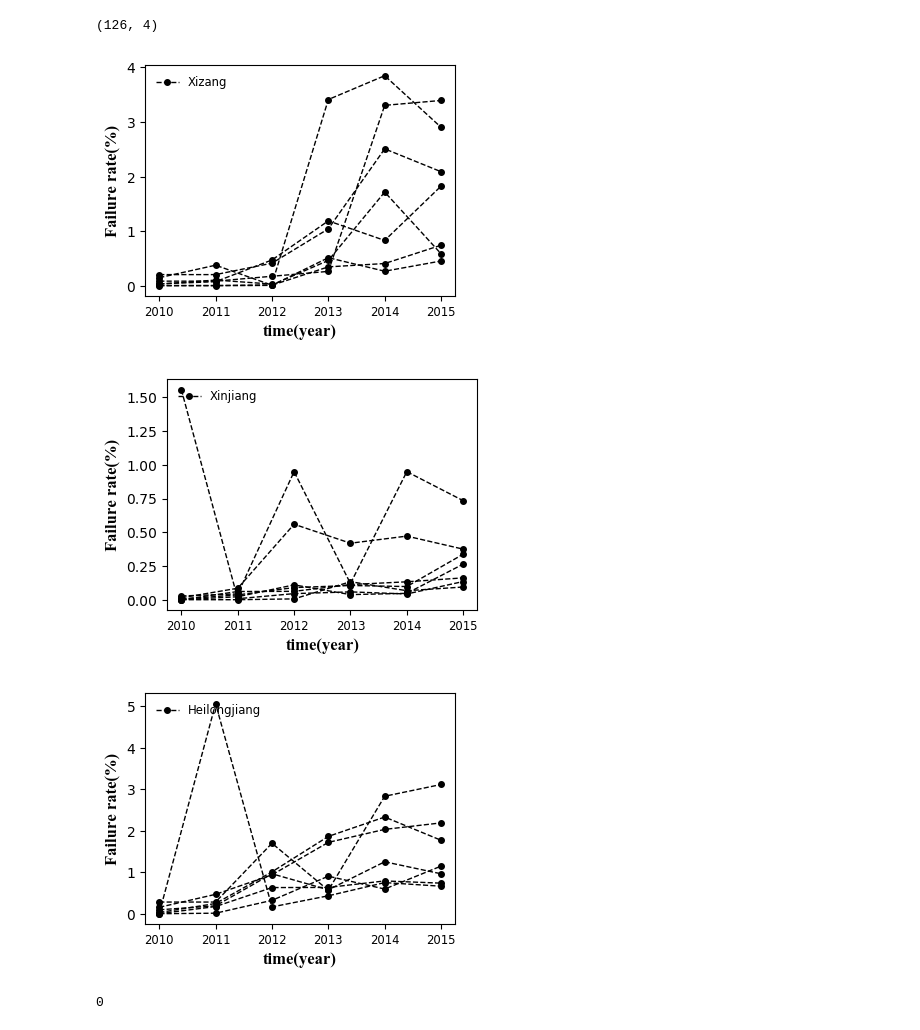
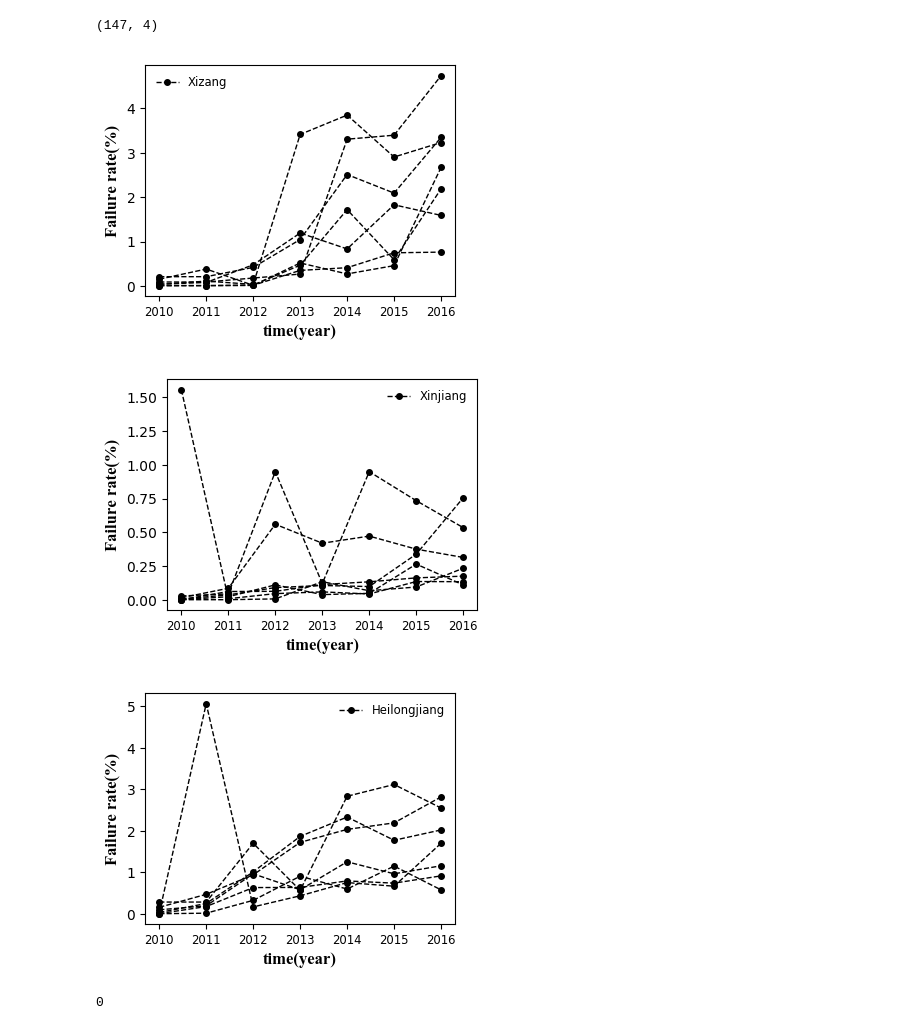
Before and after one commit to Qiuchumo/QW_reliable, a Jupyter notebook: SCI/New12/Paint_ZiMoXing.ipynb, the cells around one changed output. Cells and saved outputs as stored; diff of their text form; code cells hidden in the pictures.

```diff
--- a/SCI/New12/Paint_ZiMoXing.ipynb
+++ b/SCI/New12/Paint_ZiMoXing.ipynb
@@ -28,13 +28,13 @@ def Plot_XZ(elec_year, elec_faults, Savefig):
     for jx in range(7):
         ax.plot(elec_year[jx], elec_faults[jx], 'ko--', markersize=4, linewidth=1)
         # j = j+k1
-    ax.set_xticklabels(['2016', '2010', '2011', '2012', '2013', '2014', '2015'], fontsize='small')
+    ax.set_xticklabels(['2016', '2010', '2011', '2012', '2013', '2014', '2015', '2016'], fontsize='small')
     ax.set_xlabel("time(year)", fontdict=font1)
     plt.ylabel("Failure rate(%)", fontdict=font1)
     plt.legend([Company_names[0]], loc='upper left', frameon=False, fontsize='small')
 #     plt.grid()
     if Savefig == 1:
-        plt.savefig('E:\\Code\\Bayescode\\QW_reliable\\SCI\\New12\\Yuanshi1.png', dpi = 200, bbox_inches='tight')
+        plt.savefig('E:\\Code\\Bayescode\\QW_reliable\\SCI\\New12\\Picture\\Yuanshi1.png', dpi = 200, bbox_inches='tight')
     plt.show()
     plt.figure(figsize=(4, 3), facecolor='w')
 
@@ -42,13 +42,13 @@ def Plot_XZ(elec_year, elec_faults, Savefig):
     for jx in range(7, 14, 1):
         ax.plot(elec_year[jx], elec_faults[jx], 'ko--', markersize=4, linewidth=1)
         # j = j+k1
-    ax.set_xticklabels(['2016','2010', '2011', '2012', '2013', '2014', '2015'], fontsize='small')
+    ax.set_xticklabels(['2016','2010', '2011', '2012', '2013', '2014', '2015', '2016'], fontsize='small')
     ax.set_xlabel("time(year)", fontdict=font1)
     plt.ylabel("Failure rate(%)", fontdict=font1)
-    plt.legend([Company_names[1]], loc='upper left', frameon=False, fontsize='small')
+    plt.legend([Company_names[1]], loc='upper right', frameon=False, fontsize='small')
 #     plt.grid()
     if Savefig == 1:
-        plt.savefig('E:\\Code\\Bayescode\\QW_reliable\\SCI\\New12\\Yuanshi2.png', dpi = 200, bbox_inches='tight')
+        plt.savefig('E:\\Code\\Bayescode\\QW_reliable\\SCI\\New12\\Picture\\Yuanshi2.png', dpi = 200, bbox_inches='tight')
     plt.show()
 
     plt.figure(figsize=(4, 3), facecolor='w')
@@ -56,23 +56,23 @@ def Plot_XZ(elec_year, elec_faults, Savefig):
     for jx in range(14, 21, 1):
         ax.plot(elec_year[jx], elec_faults[jx], 'ko--', markersize=4, linewidth=1)
         # j = j+k1
-    ax.set_xticklabels(['2016','2010', '2011', '2012', '2013', '2014', '2015'], fontsize='small')
+    ax.set_xticklabels(['2016','2010', '2011', '2012', '2013', '2014', '2015', '2016'], fontsize='small')
     ax.set_xlabel("time(year)", fontdict=font1)
     plt.ylabel("Failure rate(%)", fontdict=font1)
-    plt.legend([Company_names[2]], loc='upper left', frameon=False, fontsize='small')
+    plt.legend([Company_names[2]], loc='upper right', frameon=False, fontsize='small')
 #     leg = plt.legend()
 #     leg.get_frame().set_linewidth(0.0)
 
 #     plt.grid()
     if Savefig == 1:
-        plt.savefig('E:\\Code\\Bayescode\\QW_reliable\\SCI\\New12\\Yuanshi3.png', dpi = 200, bbox_inches='tight')
+        plt.savefig('E:\\Code\\Bayescode\\QW_reliable\\SCI\\New12\\Picture\\Yuanshi3.png', dpi = 200, bbox_inches='tight')
     plt.show()
     return 0
 # %%
 np.set_printoptions(precision=0, suppress=True)
 Savefig = 0 # 控制图形显示存储
 
-elec_data = pd.read_csv('XZmulti_6.csv')
+elec_data = pd.read_csv('XZmulti_6_7Test.csv')
 
 # 计算同一公司产品测试地点数目：
 companies_num = elec_data.counts.unique()
@@ -121,42 +121,42 @@ print(np.shape(elec_Pca))
 # 将温度等4个特征降维变成2个特征，贡献率为99%以上，满足信息要求; 转换后的特征经过模型后能否还原
 # =============================================================================================
 # #白化，使得每个特征具有相同的方差，减少数据相关性，n_components：控制特征量个数
 pca = PCA(n_components=2)
 pca.fit(elec_Pca)
 # 将数据X转换成降维后的数据。当模型训练好后，对于新输入的数据，都可以用transform方法来降维。
 elec_Pca1 = pca.transform(elec_Pca)
 elec_Pca1 = np.array(elec_Pca1)
 
 elec_Pca_char1 = elec_Pca1[:, 0] # 降维特征1
 elec_Pca_char2 = elec_Pca1[:, 1] # 降维特征2
 # elec_Pca_char1 = np.loadtxt('elec_Pca_char1.csv',delimiter = ',')
 # elec_Pca_char2 = np.loadtxt('elec_Pca_char2.csv',delimiter = ',')
 
-elec_data.Fault.values[48] =1200
-elec_data.Fault.values[85] =700
+elec_data.Fault.values[56] =1200
+elec_data.Fault.values[99] =700
 # 计算故障率大小：故障数目/总测量数，作为模型Y值，放大100倍以增加实际效果，结果中要缩小100倍
 elec_faults = 100 * (elec_data.Fault.values / elec_data.Nums.values)  # 数组形式,计算故障率大小
 # elec_faults1 = (elec_faults - np.mean(elec_faults)) / np.std(elec_faults)
 
 # 将故障率以6组一行形式组成数组,变成：21*6
-elec_faults2 = np.array([elec_faults[i*6:(i+1)*6] for i in np.arange(21)])
-elec_year2 = np.array([elec_year[i*6:(i+1)*6] for i in np.arange(21)])
-elec_char1 = np.array([elec_Pca_char1[i*6:(i+1)*6] for i in np.arange(21)])
-elec_char2 = np.array([elec_Pca_char2[i*6:(i+1)*6] for i in np.arange(21)])
-companyABC2 = np.array([companyABC[i*6:(i+1)*6] for i in np.arange(21)])
+elec_faults2 = np.array([elec_faults[i*7:(i+1)*7] for i in np.arange(21)])
+elec_year2 = np.array([elec_year[i*7:(i+1)*7] for i in np.arange(21)])
+elec_char1 = np.array([elec_Pca_char1[i*7:(i+1)*7] for i in np.arange(21)])
+elec_char2 = np.array([elec_Pca_char2[i*7:(i+1)*7] for i in np.arange(21)])
+companyABC2 = np.array([companyABC[i*7:(i+1)*7] for i in np.arange(21)])
 
 # 共享变量设置
 xs_char1 = shared(np.asarray(elec_Pca_char1))
 xs_char2 = shared(np.asarray(elec_Pca_char2))
 
 ys_faults = shared(np.asarray(elec_faults))
 xs_year = shared(np.asarray(elec_year))
 Num_shared = shared(np.asarray(companyABC))
 # 画图
 Plot_XZ(elec_year2, elec_faults2, Savefig)
 # %% [output]
-(126, 4)
+(147, 4)
-[figure, old version]
+[figure, new version]
-[figure, old version]
+[figure, new version]
-[figure, old version]
+[figure, new version]
 0
```
Also changed, not shown: parts of 7 cells of this notebook, 49 other files.
